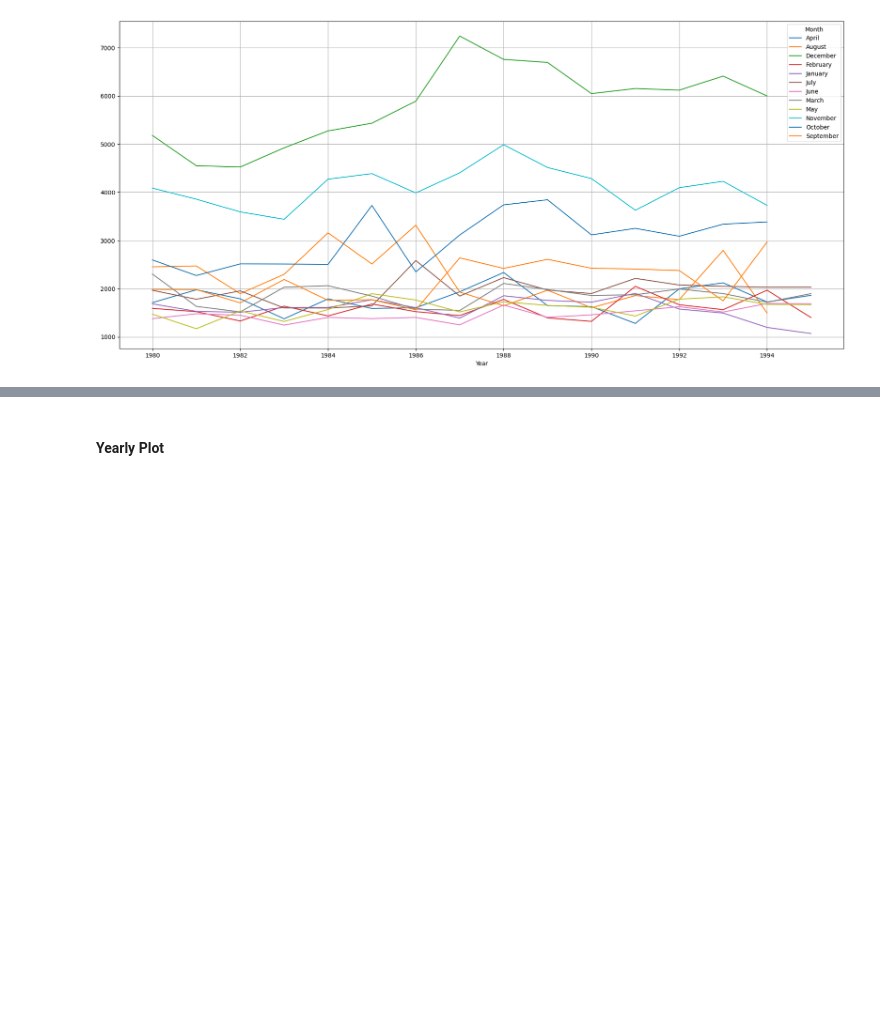
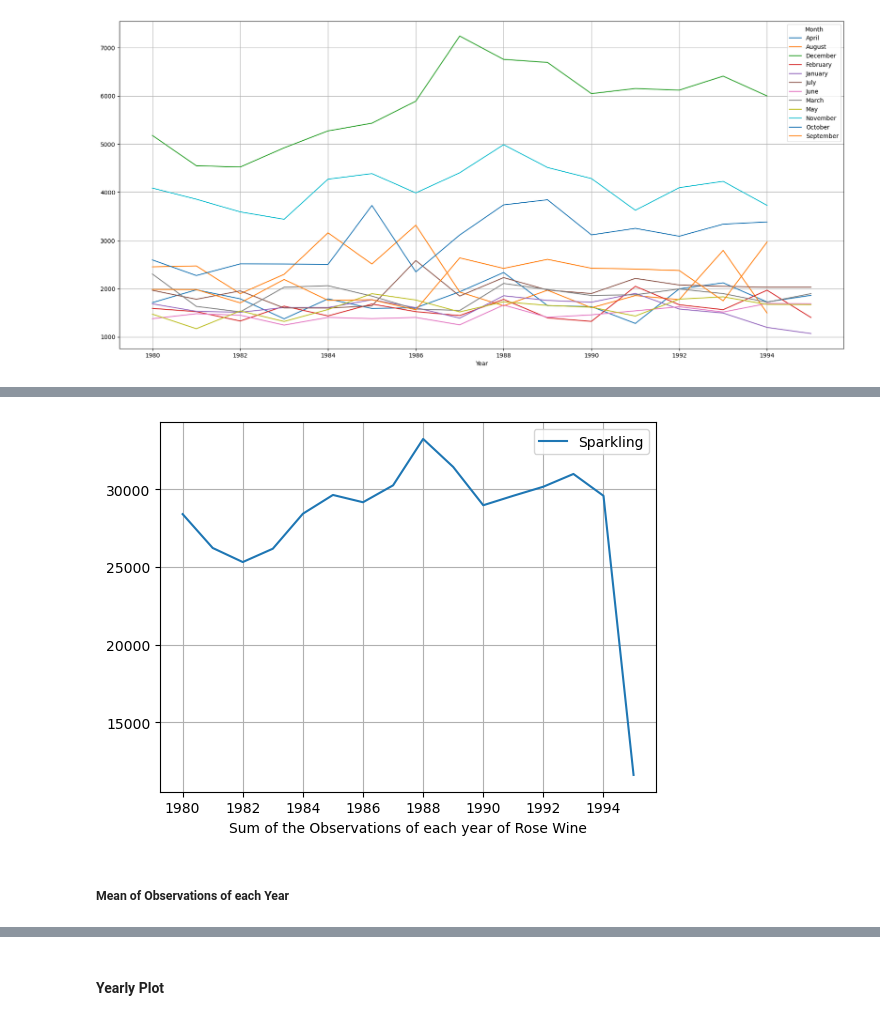
Before and after one commit to Aaryani2024/Time-Forecasting-GL-Project, a Jupyter notebook: Time Forecasting Project.ipynb, the cells around one changed output, grey strips where cells are left out. Cells and saved outputs as stored; diff of their text form; code cells hidden in the pictures; blank space fills up the shorter version.

```diff
--- a/Time Forecasting Project.ipynb
+++ b/Time Forecasting Project.ipynb
@@ -447,0 +436,3 @@ ValueError: Given date string "T" not likely a datetime
+# %%
+df_yearly_sum_spark = pd.pivot_table(df_spark, values = 'Sparkling', index = 'Year', aggfunc='sum').round(2)
+df_yearly_sum_spark.head()
@@ -447,0 +447,8 @@ ValueError: Given date string "T" not likely a datetime
+# %%
+df_yearly_sum_spark.plot();
+plt.grid()
+plt.xlabel('Sum of the Observations of each year of Rose Wine');
+# %% [output]
+[figure, added]
+# %% [markdown]
+##### Mean of Observations of each Year
```
Also changed, not shown: parts of 18 cells of this notebook.
